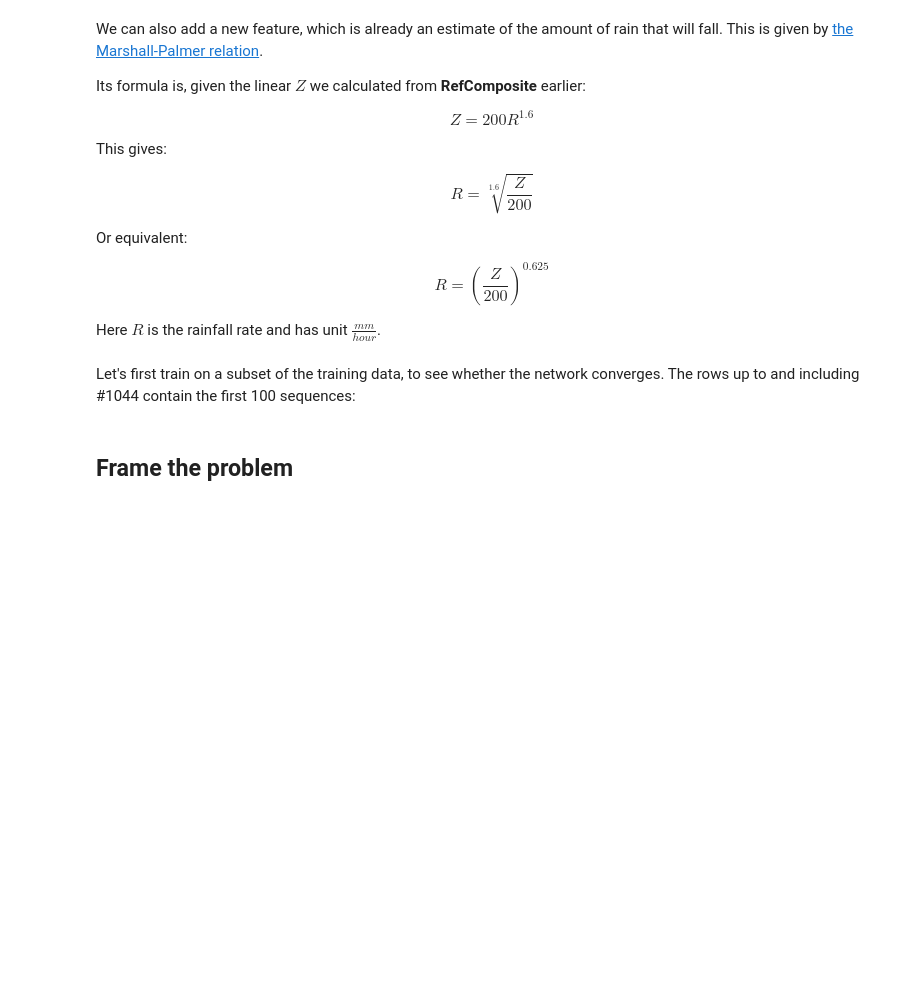
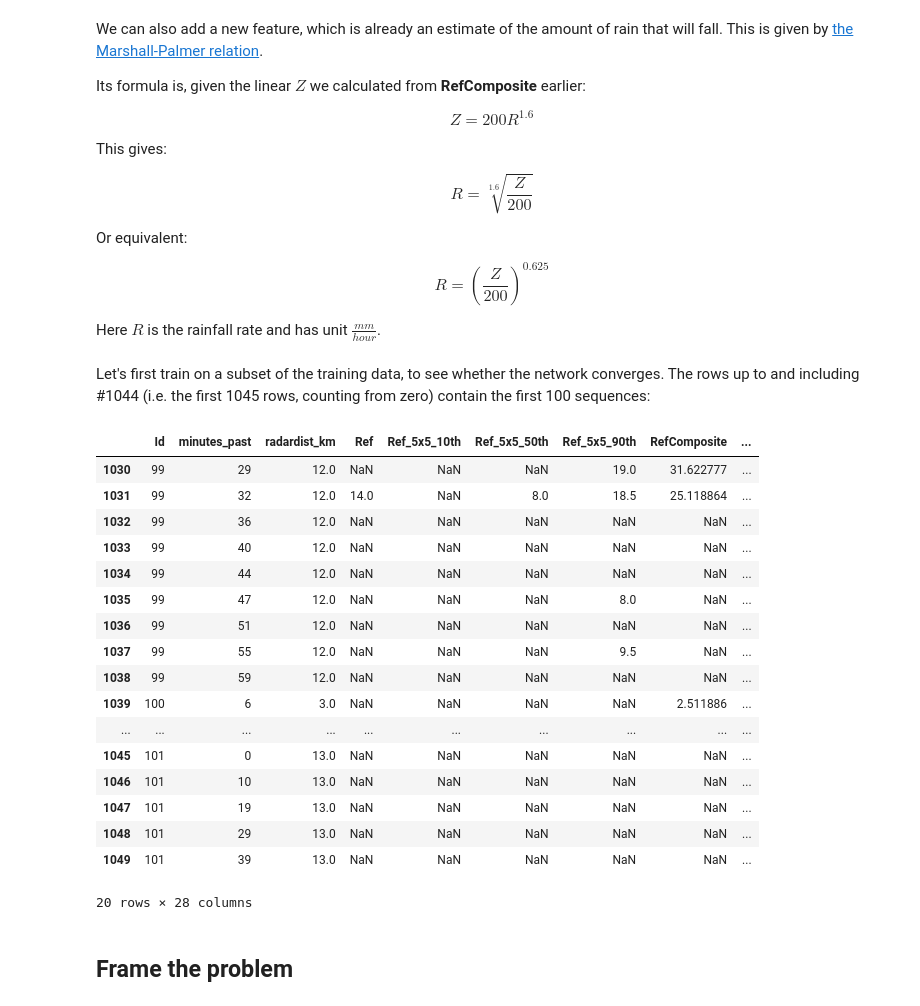
Before and after one commit to haerfest/handson-ml, a Jupyter notebook: Kaggle - How Much Did It Rain II/Kaggle - How Much Did It Rain II.ipynb, the cells around one changed output. Cells and saved outputs as stored; diff of their text form; code cells hidden in the pictures; blank space fills up the shorter version.

```diff
--- a/Kaggle - How Much Did It Rain II/Kaggle - How Much Did It Rain II.ipynb
+++ b/Kaggle - How Much Did It Rain II/Kaggle - How Much Did It Rain II.ipynb
@@ -180,5 +180,26 @@ for a, b in [('RefComposite', 'R'),
              ('RefComposite_5x5_90th', 'R_5x5_90th')]:
     df[b] = np.power(df[a] / 200.0, 0.625)
 # %% [markdown]
-Let's first train on a subset of the training data, to see whether the network converges. The rows up to and including #1044 contain the first 100 sequences:
+Let's first train on a subset of the training data, to see whether the network converges. The rows up to and including #1044 (i.e. the first 1045 rows, counting from zero) contain the first 100 sequences:
+# %%
+df[1030:1050]
+# %% [output]
+|  | Id | minutes_past | radardist_km | Ref | Ref_5x5_10th | Ref_5x5_50th | Ref_5x5_90th | RefComposite | ... |
+| 1030 | 99 | 29 | 12.0 | NaN | NaN | NaN | 19.0 | 31.622777 | ... |
+| 1031 | 99 | 32 | 12.0 | 14.0 | NaN | 8.0 | 18.5 | 25.118864 | ... |
+| 1032 | 99 | 36 | 12.0 | NaN | NaN | NaN | NaN | NaN | ... |
+| 1033 | 99 | 40 | 12.0 | NaN | NaN | NaN | NaN | NaN | ... |
+| 1034 | 99 | 44 | 12.0 | NaN | NaN | NaN | NaN | NaN | ... |
+| 1035 | 99 | 47 | 12.0 | NaN | NaN | NaN | 8.0 | NaN | ... |
+| 1036 | 99 | 51 | 12.0 | NaN | NaN | NaN | NaN | NaN | ... |
+| 1037 | 99 | 55 | 12.0 | NaN | NaN | NaN | 9.5 | NaN | ... |
+| 1038 | 99 | 59 | 12.0 | NaN | NaN | NaN | NaN | NaN | ... |
+| 1039 | 100 | 6 | 3.0 | NaN | NaN | NaN | NaN | 2.511886 | ... |
+| ... | ... | ... | ... | ... | ... | ... | ... | ... | ... |
+| 1045 | 101 | 0 | 13.0 | NaN | NaN | NaN | NaN | NaN | ... |
+| 1046 | 101 | 10 | 13.0 | NaN | NaN | NaN | NaN | NaN | ... |
+| 1047 | 101 | 19 | 13.0 | NaN | NaN | NaN | NaN | NaN | ... |
+| 1048 | 101 | 29 | 13.0 | NaN | NaN | NaN | NaN | NaN | ... |
+| 1049 | 101 | 39 | 13.0 | NaN | NaN | NaN | NaN | NaN | ... |
+20 rows × 28 columns
 # %%
```
Also changed, not shown: parts of 10 cells of this notebook.
